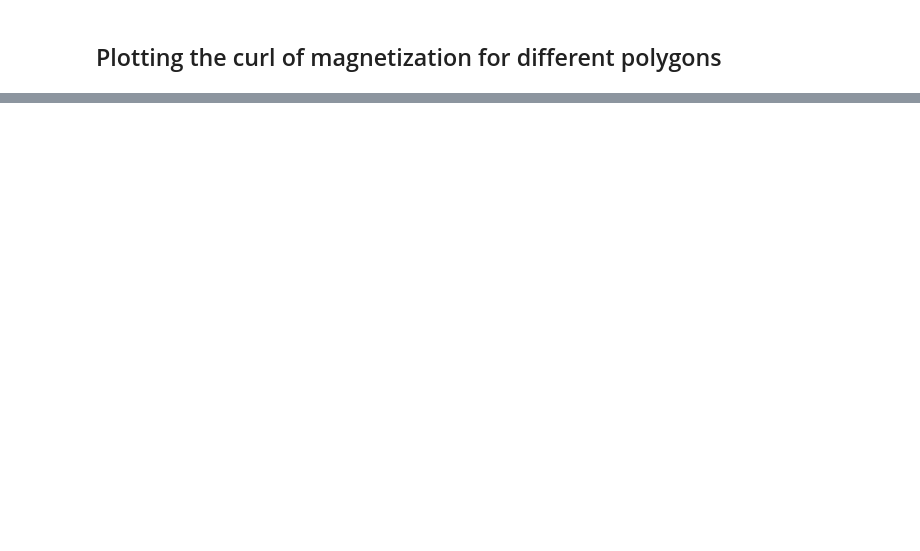
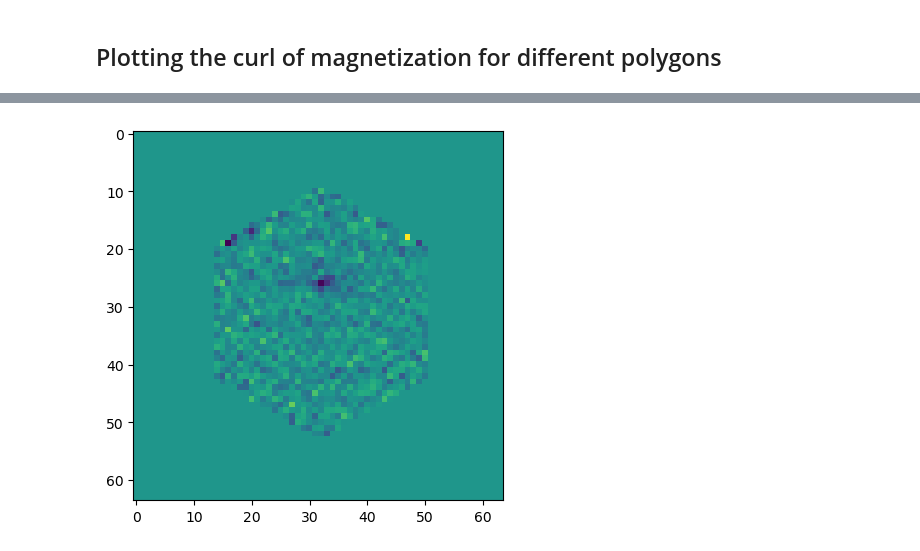
Before and after one commit to erikkoh/NanoTools, a Jupyter notebook: TEM/TEM_masking/curl_plotting.ipynb, the cells around one changed output, grey strips where cells are left out. Drawn from its saved outputs; the diff is of its cells as text; code cells hidden in the pictures; blank space fills up the shorter version.

```diff
--- a/TEM/TEM_masking/curl_plotting.ipynb
+++ b/TEM/TEM_masking/curl_plotting.ipynb
@@ -105,0 +128,11 @@ plt.show()
+# %%
+hexagon = np.load('masked_shapes/6.npy')
+hexagon = np.where(hexagon == 0, np.nan, hexagon)
+hexagon_curl = calc_curl(hexagon)
+plt.imsave("raw_hexagon.png", hexagon_curl, cmap='Greens')
+plt.imshow(hexagon_curl)
+plt.savefig("curl_hexagon.png")
+
+plt.show()
+# %% [output]
+[figure, added]
```
Also changed, not shown: parts of 5 cells of this notebook.
